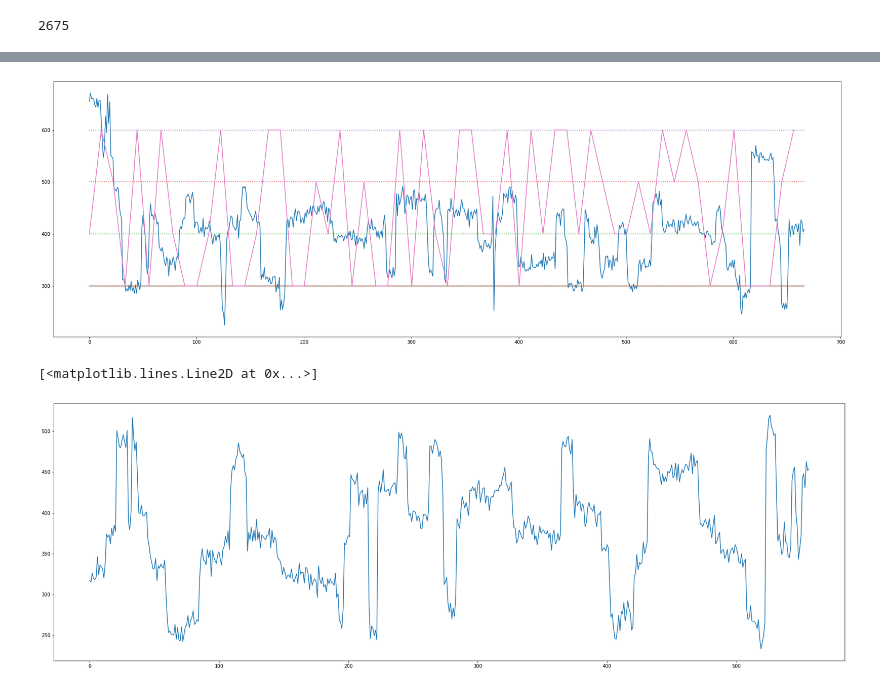
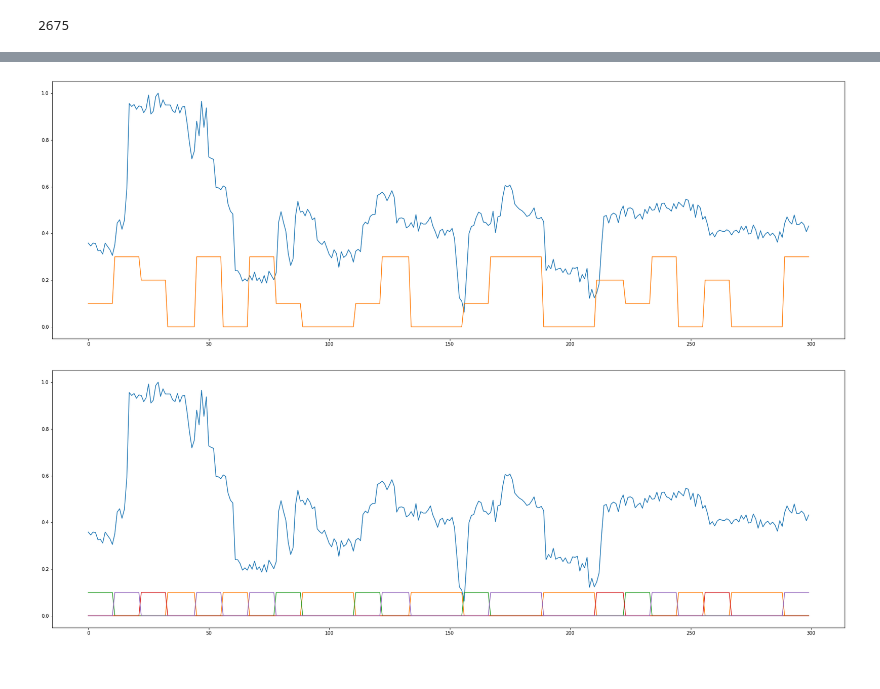
Before and after one commit to felixgravila/darkmatter, a Jupyter notebook: felix/02-TryToMatchLabels.ipynb, the cells around one changed output, grey strips where cells are left out. Drawn from its saved outputs; the diff is of its cells as text; code cells hidden in the pictures.

```diff
--- a/felix/02-TryToMatchLabels.ipynb
+++ b/felix/02-TryToMatchLabels.ipynb
@@ -38,20 +43,19 @@ print(rr[:5])
-# %%
-def plotTo(i):
-    plt.figure(figsize=(30,10))
-    plt.plot(read[1][:i])
-    for key in mapper.keys():
-        plt.plot([0,i],[mapper[key], mapper[key]], ':')
-    plt.plot([300]*i)
-
-    points = list(map(lambda x: x*ratio, range(round(i/ratio))))
-    plt.plot(points, mD[:len(points)])
-
-plotTo(round(60*ratio))
-# %% [output]
-[figure, removed]
-# %%
-plt.figure(figsize=(30,10))
-plt.plot(read[1][round(2650*ratio):round(2700*ratio)])
-# %% [output]
-[<matplotlib.lines.Line2D at 0x...>]
-[figure, removed]
+# %%
+def plotFromTo(i, j):
+    plt.figure(figsize=(30,10))
+    plt.plot(read[1][i:j])
+    plt.plot(rr[i:j])
+
+def plotFromToOneHot(i, j):
+    plt.figure(figsize=(30,10))
+    plt.plot(read[1][i:j])
+    plt.plot(list(map(lambda x: 0.1 if x == 0 else 0, rr[i:j])))
+    plt.plot(list(map(lambda x: 0.1 if x == 0.1 else 0, rr[i:j])))
+    plt.plot(list(map(lambda x: 0.1 if x == 0.2 else 0, rr[i:j])))
+    plt.plot(list(map(lambda x: 0.1 if x == 0.3 else 0, rr[i:j])))
+
+plotFromTo(0, 300)
+plotFromToOneHot(0, 300)
+# %% [output]
+[figure, added]
+[figure, added]
```
Also changed, not shown: parts of 3 cells of this notebook.
